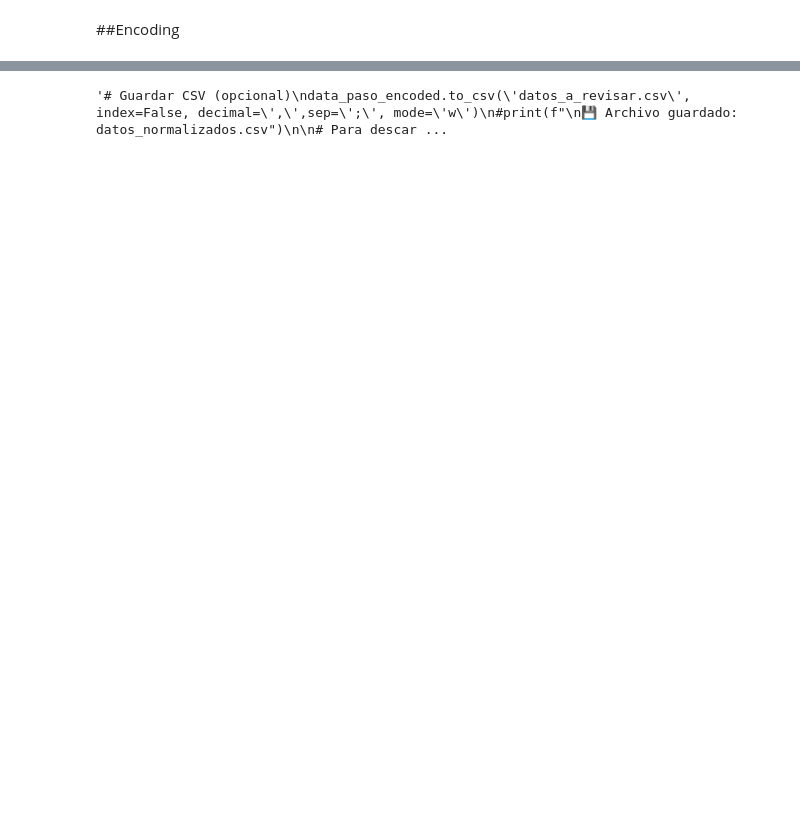
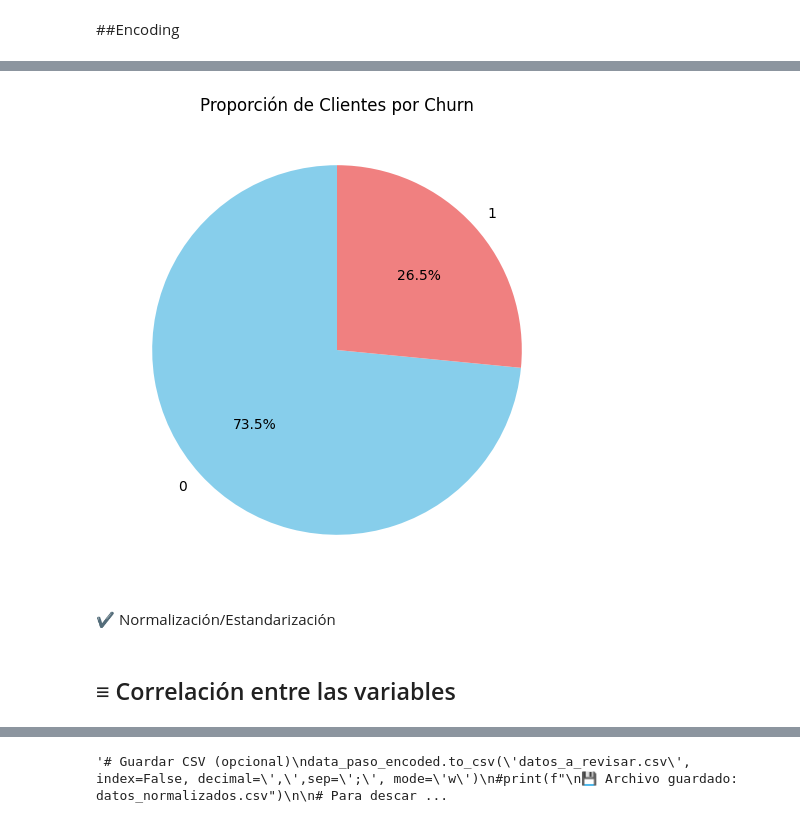
Before and after one commit to macollipal/-challenge3-data-science-LATAM, a Jupyter notebook: challenge3_data_science_LATAM.ipynb, the cells around one changed output, grey strips where cells are left out. Saved outputs shown, nothing was run; the diff lists cells and outputs as text; code cells hidden in the pictures; blank space fills up the shorter version.

```diff
--- a/challenge3_data_science_LATAM.ipynb
+++ b/challenge3_data_science_LATAM.ipynb
@@ -181,0 +270,11 @@ display(data_paso_encoded.head())
+# %%
+plt.figure(figsize=(6, 6))
+plt.pie(churn_counts, labels=churn_counts.index, autopct='%1.1f%%', startangle=90, colors=['skyblue', 'lightcoral'])
+plt.title('Proporción de Clientes por Churn')
+plt.show()
+# %% [output]
+[figure, added]
+# %% [markdown]
+✔️ Normalización/Estandarización
+# %% [markdown]
+## ≡ Correlación entre las variables
```
Also changed, not shown: parts of 36 cells of this notebook.
